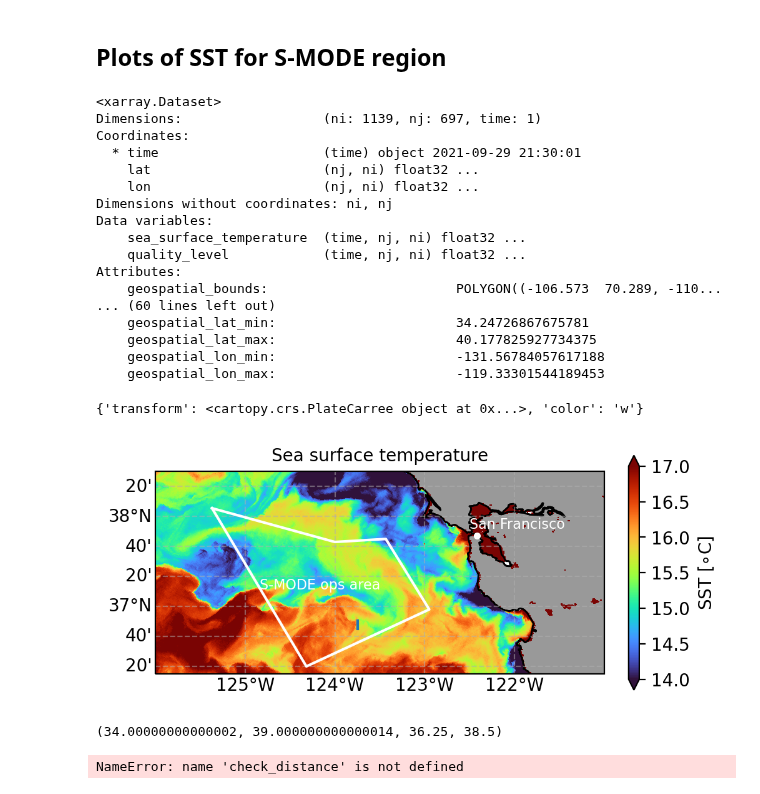
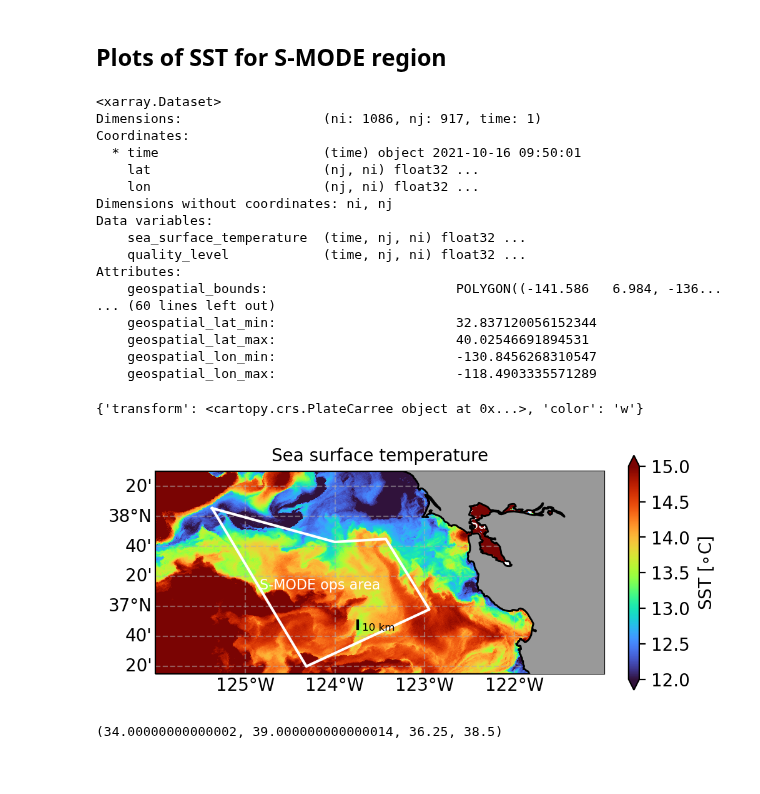
Before and after one commit to jtomfarrar/S-MODE_analysis, a Jupyter notebook: code/plot_SST.ipynb, the cells around one changed output. Cells and saved outputs as stored; diff of their text form; code cells hidden in the pictures.

```diff
--- a/code/plot_SST.ipynb
+++ b/code/plot_SST.ipynb
@@ -28,7 +29,7 @@ zoom = True
 if zoom:
     xmin, xmax = (-126,-121)
     ymin, ymax = (36.25,38.5)
-    levels = np.linspace(14,17,11)
+    levels = np.linspace(14,17,11)-2
 else:
     xmin, xmax = (-127,-121)
     ymin, ymax = (35, 40)
@@ -77,9 +78,9 @@ def plot_ops_area(ax,**kwargs):
     return(xs,ys,ax)
 # %%
 #url = 'http://smode.whoi.edu:8080/thredds/dodsC/satellite/AVHRR_METOPB/AVHRR_METOPB_20210930T060000Z.nc'
-#url = 'http://smode.whoi.edu:8080/thredds/dodsC/satellite/MODIS_Terra/MODIS_Terra_20210930T065001Z.nc'
-url = 'http://smode.whoi.edu:8080/thredds/dodsC/satellite/VIIRS_NRT/VIIRS_NRT_20210929T213000Z.nc'  #This one is good
-
+#url = 'http://smode.whoi.edu:8080/thredds/dodsC/satellite/MODIS_Terra/MODIS_Terra_20210930T065001Z.nc'3
+# url = 'http://smode.whoi.edu:8080/thredds/dodsC/satellite/VIIRS_NRT/VIIRS_NRT_20210929T213000Z.nc'  #This one is good
+url = 'http://smode.whoi.edu:8080/thredds/dodsC/satellite/VIIRS_NRT/VIIRS_NRT_20211016T095000Z.nc'
 #url = 'http://smode.whoi.edu:8080/thredds/dodsC/satellite/MODIS_Terra/MODIS_Terra_20211011T233459Z.nc'
 # http://smode.whoi.edu:8080/thredds/dodsC/satellite/VIIRS_NRT/VIIRS_NRT_20210929T213000Z.nc
 ds = xr.open_dataset(url)
@@ -87,9 +88,9 @@ ds = xr.open_dataset(url)
 ds
 # %% [output]
 <xarray.Dataset>
-Dimensions:                  (ni: 1139, nj: 697, time: 1)
+Dimensions:                  (ni: 1086, nj: 917, time: 1)
 Coordinates:
-  * time                     (time) object 2021-09-29 21:30:01
+  * time                     (time) object 2021-10-16 09:50:01
     lat                      (nj, ni) float32 ...
     lon                      (nj, ni) float32 ...
 Dimensions without coordinates: ni, nj
@@ -97,52 +98,51 @@ Data variables:
     sea_surface_temperature  (time, nj, ni) float32 ...
     quality_level            (time, nj, ni) float32 ...
 Attributes:
-    geospatial_bounds:                        POLYGON((-106.573  70.289, -110...
+    geospatial_bounds:                        POLYGON((-141.586   6.984, -136...
 ... (60 lines left out)
-    geospatial_lat_min:                       34.24726867675781
-    geospatial_lat_max:                       40.177825927734375
-    geospatial_lon_min:                       -131.56784057617188
-    geospatial_lon_max:                       -119.33301544189453
+    geospatial_lat_min:                       32.837120056152344
+    geospatial_lat_max:                       40.02546691894531
+    geospatial_lon_min:                       -130.8456268310547
+    geospatial_lon_max:                       -118.4903335571289
 # %%
 fig = plt.figure()
 ax = plt.axes(projection = ccrs.PlateCarree(central_longitude=200))  # Orthographic
 extent = [xmin, xmax, ymin, ymax]
 ax.set_extent(extent, crs=ccrs.PlateCarree())
 ax.set_title('Sea surface temperature',size = 10.)
 
 #plt.set_cmap(cmap=plt.get_cmap('nipy_spectral'))
 plt.set_cmap(cmap=plt.get_cmap('turbo'))
 gl = ax.gridlines(draw_labels=True, dms=True, x_inline=False, y_inline=False, alpha=0.5, linestyle='--')
 gl.top_labels = False
 gl.ylabels_right = False
 #gl.xlocator = matplotlib.ticker.MaxNLocator(10)
 #gl.xlocator = matplotlib.ticker.AutoLocator
 # gl.xlocator = matplotlib.ticker.FixedLocator(np.arange(0, 360 ,30))
 
 ax.coastlines()
-ax.add_feature(cartopy.feature.LAND, zorder=0, facecolor=[.6,.6,.6], edgecolor='black')
+ax.add_feature(cartopy.feature.LAND, zorder=3, facecolor=[.6,.6,.6], edgecolor='black')
 # cs = ax.contourf(ds.lon,ds.lat,np.squeeze(ds.sea_surface_temperature)-273.15, levels, extend='both', transform=ccrs.PlateCarree())
 cs = ax.pcolormesh(ds.lon,ds.lat,np.squeeze(ds.sea_surface_temperature)-273.15, vmin=levels[0], vmax=levels[-1], transform=ccrs.PlateCarree())
 # cb = plt.colorbar(cs,ax=ax,shrink=.8,pad=.05)
 cb = plt.colorbar(cs,fraction = 0.022,extend='both')
 cb.set_label('SST [$\circ$C]',fontsize = 10)
 plot_ops_area(ax,transform=ccrs.PlateCarree(),color='w')
 
 # Add a 10 km scale bar
 km_per_deg_lat=gsw.geostrophy.distance((125,125), (37,38))/1000
 deg_lat_equal_10km=10/km_per_deg_lat
-ax.plot(-123.75+np.asarray([0, 0]),36.75+np.asarray([0.,deg_lat_equal_10km]),transform=ccrs.PlateCarree())
+x0 = -123.75
+y0 = 36.75
+ax.plot(x0+np.asarray([0, 0]),y0+np.asarray([0.,deg_lat_equal_10km]),transform=ccrs.PlateCarree(),color='k')
+ax.text(x0+3/60, y0-1/60, '10 km', fontsize=6,transform=ccrs.PlateCarree())
 
 if savefig:
     plt.savefig(__figdir__+'_SST'+plotfiletype,**savefig_args)
 # %% [output]
 {'transform': <cartopy.crs.PlateCarree object at 0x...>, 'color': 'w'}
-[figure, old version]
+[figure, new version]
 # %%
 ax.axes.get_extent()
 # %% [output]
 (34.00000000000002, 39.000000000000014, 36.25, 38.5)
-# %%
-check_distance
-# %% [output]
-NameError: name 'check_distance' is not defined
```
Also changed, not shown: parts of 7 cells of this notebook, 3 other files.
